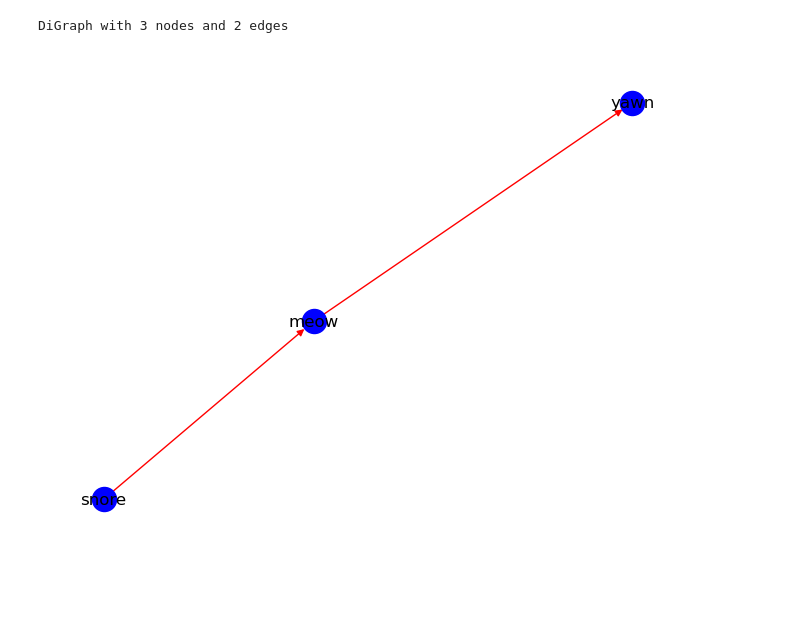
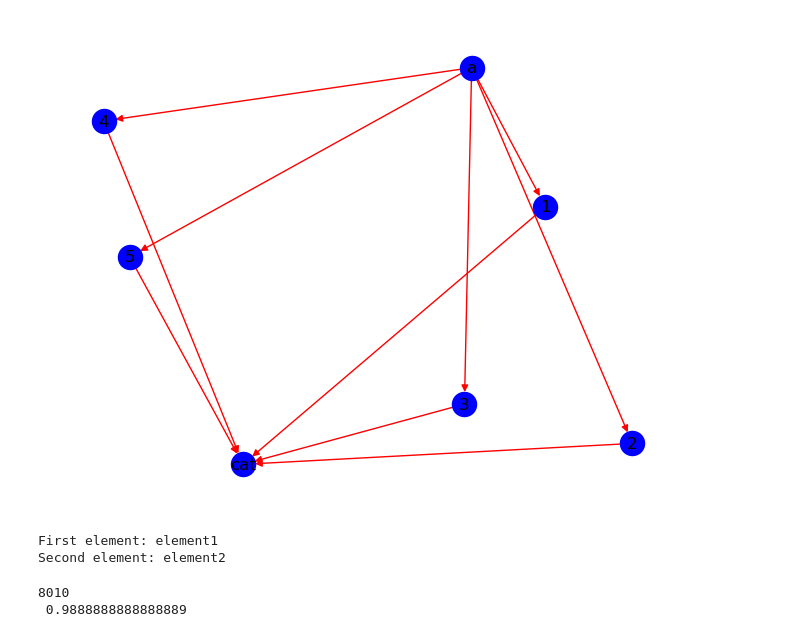
Before and after one commit to rahulrameshnair/lcis, a Jupyter notebook: LCI visualization/networkx_test.ipynb, the cells around one changed output. Saved outputs shown, nothing was run; the diff lists cells and outputs as text; code cells hidden in the pictures; blank space fills up the shorter version.

```diff
--- a/LCI visualization/networkx_test.ipynb
+++ b/LCI visualization/networkx_test.ipynb
@@ -1,12 +1,39 @@
 # %%
 import networkx as nx
 from networkx import Graph
 DG = nx.DiGraph()
-DG.add_node("meow", label='cat', node_color='green')
-DG.add_edge("meow", "yawn", label='sound', edge_color='red')
-DG.add_edge("snore", "meow", label='sound', edge_color='red')
-print(DG)
+li = [1,2,3,4,5]
+li2=['a']
+for i in li:
+
+    for j in li2:
+        DG.add_node(i)
+        DG.add_edge(j,i)
+        DG.add_edge(i,"cat")
 nx.draw(DG,  with_labels=True, node_color='blue', edge_color='red')
 # %% [output]
-DiGraph with 3 nodes and 2 edges
-[figure, old version]
+[figure, new version]
+# %%
+my_tuple = ("element1", "element2", "element3", "element4", "element5")
+
+if len(my_tuple) >= 2:
+    first_element, second_element = my_tuple[0], my_tuple[1]
+    print("First element:", first_element)
+    print("Second element:", second_element)
+else:
+    print("Tuple does not contain enough elements.")
+# %% [output]
+First element: element1
+Second element: element2
+# %%
+def numbers(num1, num2):
+    mult=num1*num2
+    divi=num1/num2
+    return(mult,divi)
+number1 = 89
+number2 = 90
+result_of_multiplicaiton, result_of_division = numbers(number1,number2)
+print(result_of_multiplicaiton, "\n", result_of_division)
+# %% [output]
+8010
+ 0.9888888888888889
```
Also changed, not shown: 14 other files.
